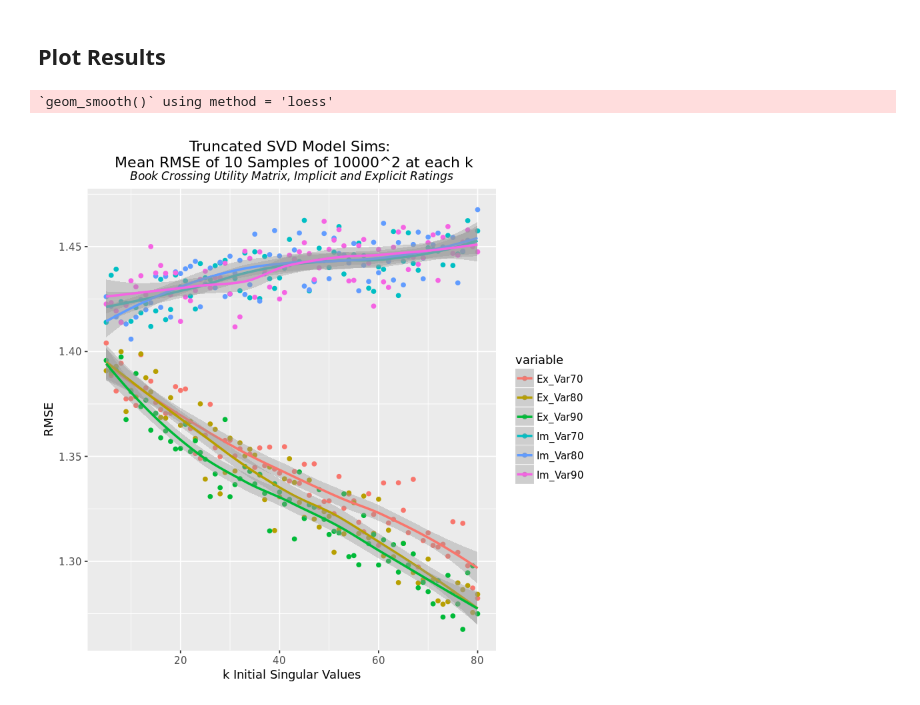
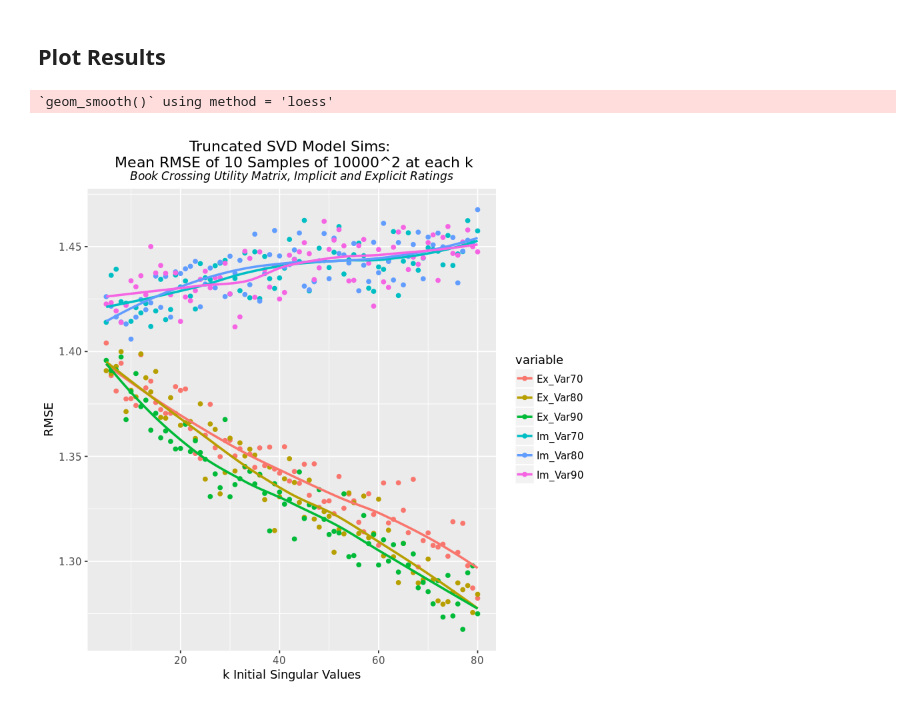
Before and after one commit to wwells/CUNY_DATA_643, a Jupyter notebook: FinalProject/FProject_DataPrep_Modeling_P3.ipynb, the cells around one changed output. Saved outputs shown, nothing was run; the diff lists cells and outputs as text; code cells hidden in the pictures.

```diff
--- a/FinalProject/FProject_DataPrep_Modeling_P3.ipynb
+++ b/FinalProject/FProject_DataPrep_Modeling_P3.ipynb
@@ -189,14 +187,13 @@ longSim <- melt(simresults, id="k")
 # %% [markdown]
 ## Plot Results
 # %%
-ggplot(longSim, aes(x=k, y=value, colour=variable)) + geom_point() + geom_smooth() +
-    #ylab("RMSE") + xlab("k Initial Singular Values") +
+ggplot(longSim, aes(x=k, y=value, colour=variable)) + geom_point() + geom_smooth(se=F) +
     labs(x="k Initial Singular Values",
               y="RMSE",
               title="Truncated SVD Model Sims: \n Mean RMSE of 10 Samples of 10000^2 at each k",
               subtitle="Book Crossing Utility Matrix, Implicit and Explicit Ratings")+
     theme(plot.title = element_text(hjust =0.5, vjust = -1),
          plot.subtitle=element_text(hjust=0.5, face="italic"))
 # %% [output]
 `geom_smooth()` using method = 'loess'
-[figure, old version]
+[figure, new version]
```
Also changed, not shown: parts of 9 cells of this notebook, 4 other files.
